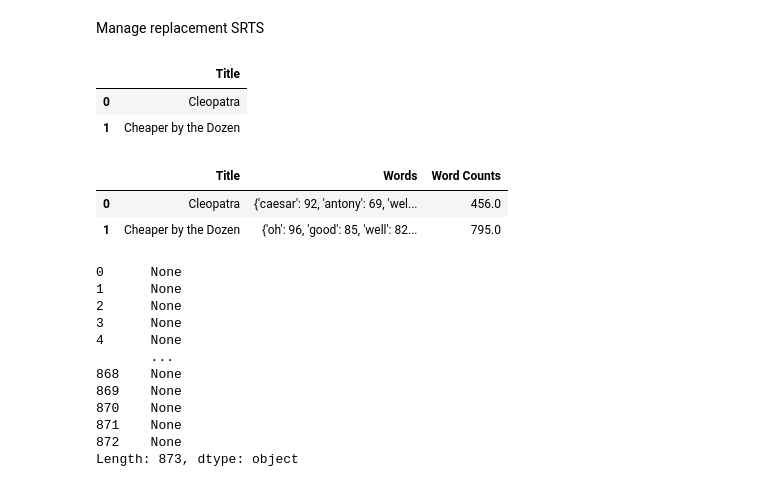
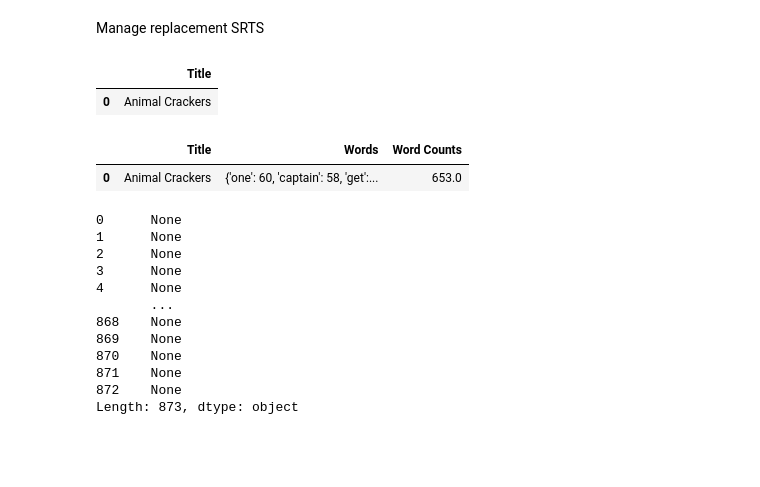
Before and after one commit to mbransons/vocab_in_film_dialogue, a Jupyter notebook: film_data.ipynb, the cells around one changed output. Cells and saved outputs as stored; diff of their text form; code cells hidden in the pictures; blank space fills up the shorter version.

Commit message:
fix animal crackers srt to 1930

```diff
--- a/film_data.ipynb
+++ b/film_data.ipynb
@@ -361,13 +361,12 @@ final_movies.to_json('final_movies.json', orient='records')
 # %% [markdown]
 Manage replacement SRTS
 # %%
-data = {'Title': ['Cleopatra', 'Cheaper by the Dozen']}
+data = {'Title': ['Animal Crackers']}
 short_movie_df = pd.DataFrame(data)
 short_movie_df
 # %% [output]
 |  | Title |
-| 0 | Cleopatra |
-| 1 | Cheaper by the Dozen |
+| 0 | Animal Crackers |
 # %%
 def is_time_stamp(l):
   if l[:2].isnumeric() and l[2] == ':':
@@ -514,8 +513,7 @@ for file_name in os.listdir("prob_srts"):
 short_movie_df
 # %% [output]
 |  | Title | Words | Word Counts |
-| 0 | Cleopatra | {'caesar': 92, 'antony': 69, 'wel... | 456.0 |
-| 1 | Cheaper by the Dozen | {'oh': 96, 'good': 85, 'well': 82... | 795.0 |
+| 0 | Animal Crackers | {'one': 60, 'captain': 58, 'get':... | 653.0 |
 # %%
 short_movie_df.to_json('short_movie.json', orient='records')
 # %%
```
Also changed, not shown: 2 other files.
